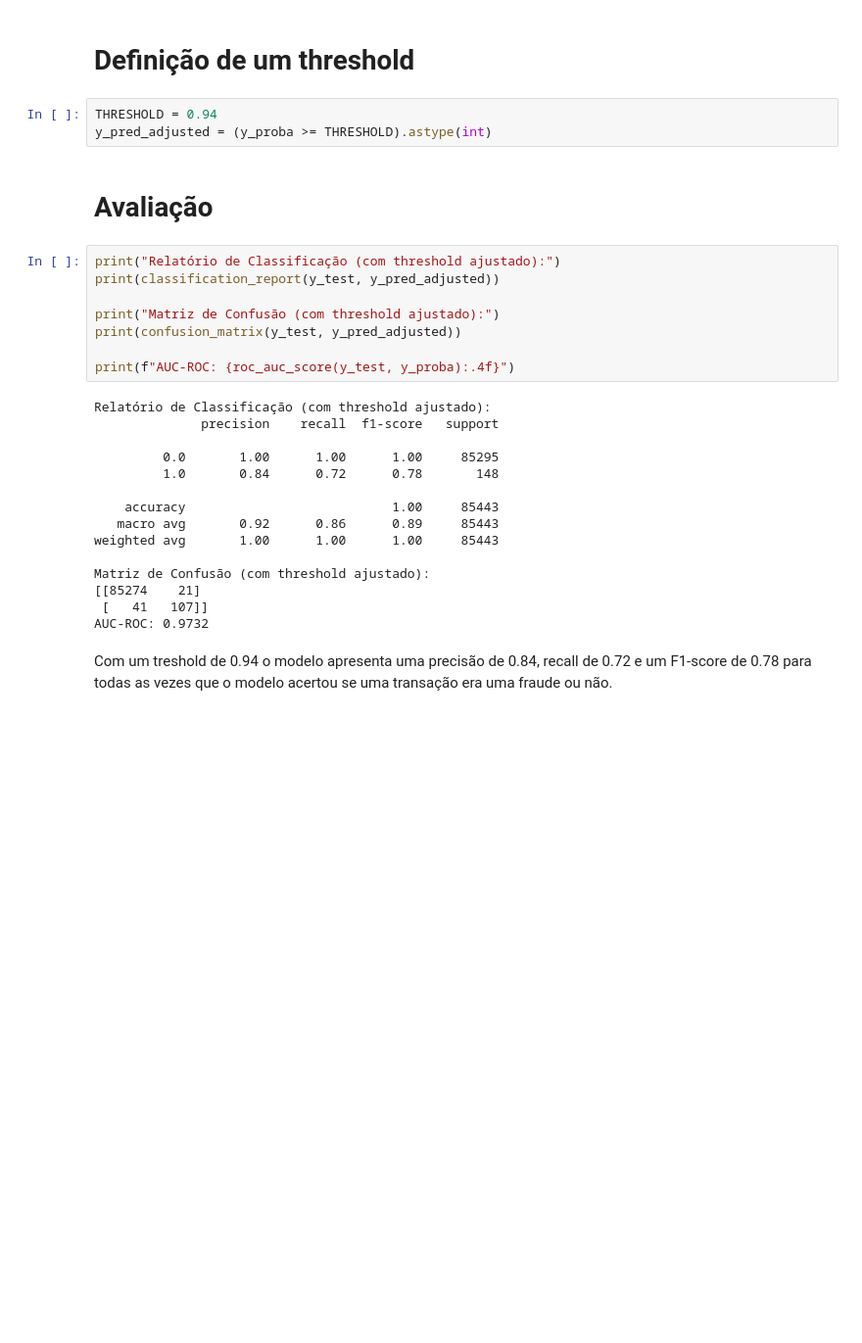
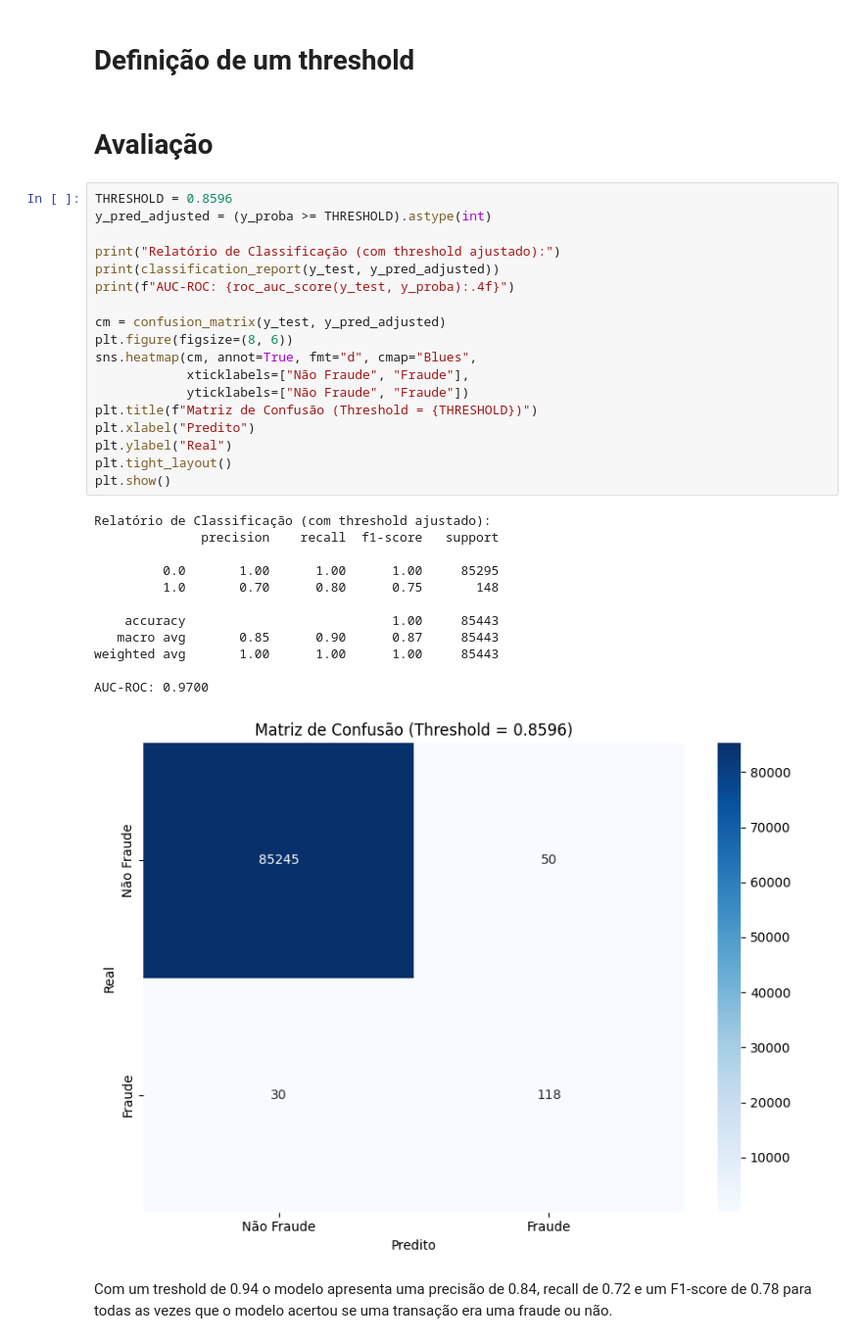
Before and after one commit to miasK3011/CC-Fraud-Detector, a Jupyter notebook: Backend/notebooks/RandomForest/CCFDM - Undersampling.ipynb, the cells around one changed output. Shown: that part at 98% size. Cells and saved outputs as stored; diff of their text form; blank space fills up the shorter version.

```diff
--- a/Backend/notebooks/RandomForest/CCFDM - Undersampling.ipynb
+++ b/Backend/notebooks/RandomForest/CCFDM - Undersampling.ipynb
@@ -188,33 +238,38 @@ plt.show()
 # %% [markdown]
 # Definição de um threshold
-# %%
-THRESHOLD = 0.94
-y_pred_adjusted = (y_proba >= THRESHOLD).astype(int)
 # %% [markdown]
 # Avaliação
-# %%
-print("Relatório de Classificação (com threshold ajustado):")
-print(classification_report(y_test, y_pred_adjusted))
-
-print("Matriz de Confusão (com threshold ajustado):")
-print(confusion_matrix(y_test, y_pred_adjusted))
-
-print(f"AUC-ROC: {roc_auc_score(y_test, y_proba):.4f}")
-# %% [output]
-Relatório de Classificação (com threshold ajustado):
-              precision    recall  f1-score   support
-
-         0.0       1.00      1.00      1.00     85295
-         1.0       0.84      0.72      0.78       148
-
-    accuracy                           1.00     85443
-   macro avg       0.92      0.86      0.89     85443
-weighted avg       1.00      1.00      1.00     85443
-
-Matriz de Confusão (com threshold ajustado):
-[[85274    21]
- [   41   107]]
-AUC-ROC: 0.9732
+# %%
+THRESHOLD = 0.8596
+y_pred_adjusted = (y_proba >= THRESHOLD).astype(int)
+
+print("Relatório de Classificação (com threshold ajustado):")
+print(classification_report(y_test, y_pred_adjusted))
+print(f"AUC-ROC: {roc_auc_score(y_test, y_proba):.4f}")
+
+cm = confusion_matrix(y_test, y_pred_adjusted)
+plt.figure(figsize=(8, 6))
+sns.heatmap(cm, annot=True, fmt="d", cmap="Blues",
+            xticklabels=["Não Fraude", "Fraude"],
+            yticklabels=["Não Fraude", "Fraude"])
+plt.title(f"Matriz de Confusão (Threshold = {THRESHOLD})")
+plt.xlabel("Predito")
+plt.ylabel("Real")
+plt.tight_layout()
+plt.show()
+# %% [output]
+Relatório de Classificação (com threshold ajustado):
+              precision    recall  f1-score   support
+
+         0.0       1.00      1.00      1.00     85295
+         1.0       0.70      0.80      0.75       148
+
+    accuracy                           1.00     85443
+   macro avg       0.85      0.90      0.87     85443
+weighted avg       1.00      1.00      1.00     85443
+
+AUC-ROC: 0.9700
+[figure, added]
 # %% [markdown]
 Com um treshold de 0.94 o modelo apresenta uma precisão de 0.84, recall de 0.72 e um F1-score de 0.78 para todas as vezes que o modelo acertou se uma transação era uma fraude ou não.
 # %% [markdown]
```
Also changed, not shown: parts of 8 cells of this notebook, 26 other files.
